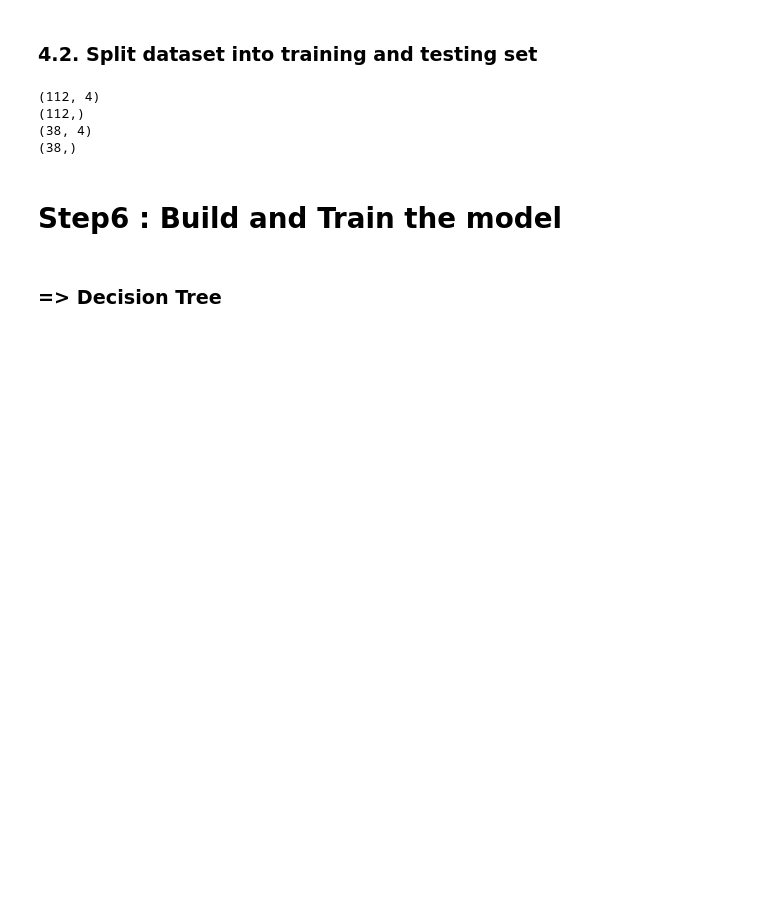
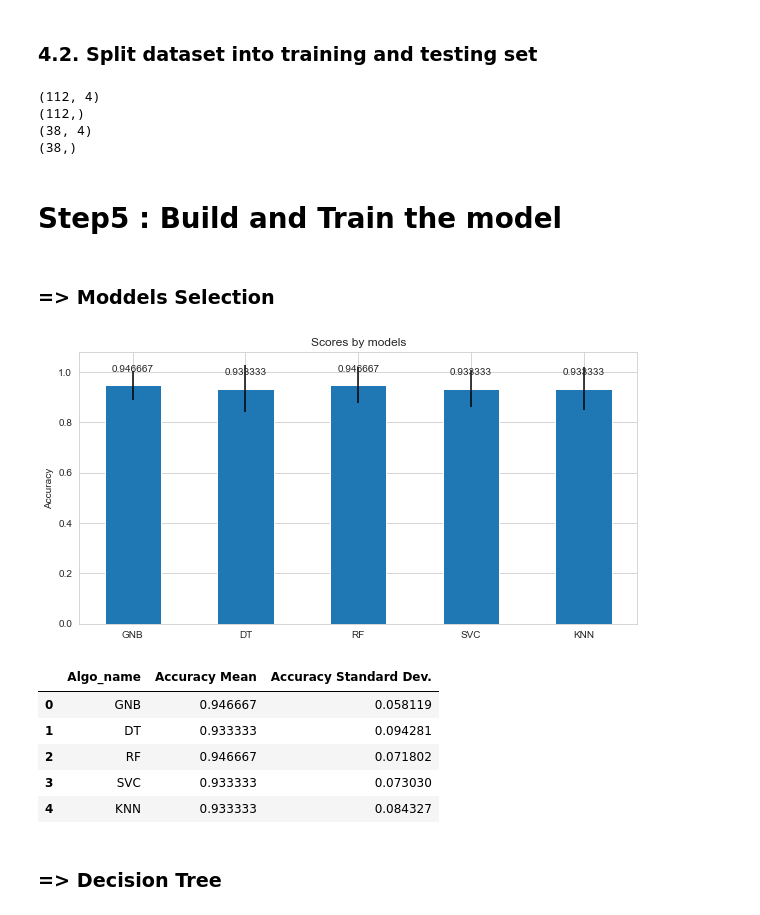
Before and after one commit to RekidiangData-S/ml-iris-flower-species-classification-rkd, a Jupyter notebook: analysis-and-training/analyse_and_training.ipynb, the cells around one changed output. Saved outputs shown, nothing was run; the diff lists cells and outputs as text; code cells hidden in the pictures; blank space fills up the shorter version.

```diff
--- a/analysis-and-training/analyse_and_training.ipynb
+++ b/analysis-and-training/analyse_and_training.ipynb
@@ -471,7 +472,28 @@ print(y_test.shape)
 (38, 4)
 (38,)
 # %% [markdown]
-# Step6 : Build and Train the model
+# Step5 : Build and Train the model
+# %% [markdown]
+### => Moddels Selection
+# %%
+models = [
+    #(algo_name, algoritm),
+    ("GNB", GaussianNB() ),
+    ("DT", DecisionTreeClassifier()),
+    ("RF", RandomForestClassifier()),
+    ("SVC", SVC()),
+    ("KNN", KNeighborsClassifier())
+]
+# %%
+select_model(models,X, y)
+# %% [output]
+[figure, added]
+|  | Algo_name | Accuracy Mean | Accuracy Standard Dev. |
+| 0 | GNB | 0.946667 | 0.058119 |
+| 1 | DT | 0.933333 | 0.094281 |
+| 2 | RF | 0.946667 | 0.071802 |
+| 3 | SVC | 0.933333 | 0.073030 |
+| 4 | KNN | 0.933333 | 0.084327 |
 # %% [markdown]
 ### => Decision Tree
 # %%
```
Also changed, not shown: parts of 27 cells of this notebook.
